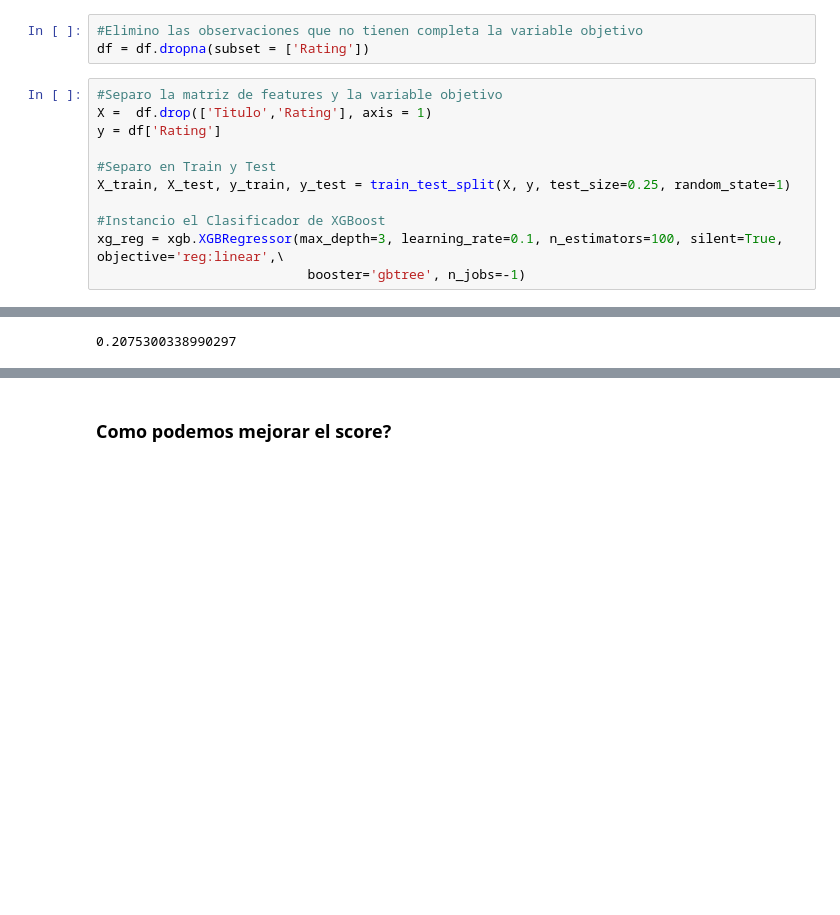
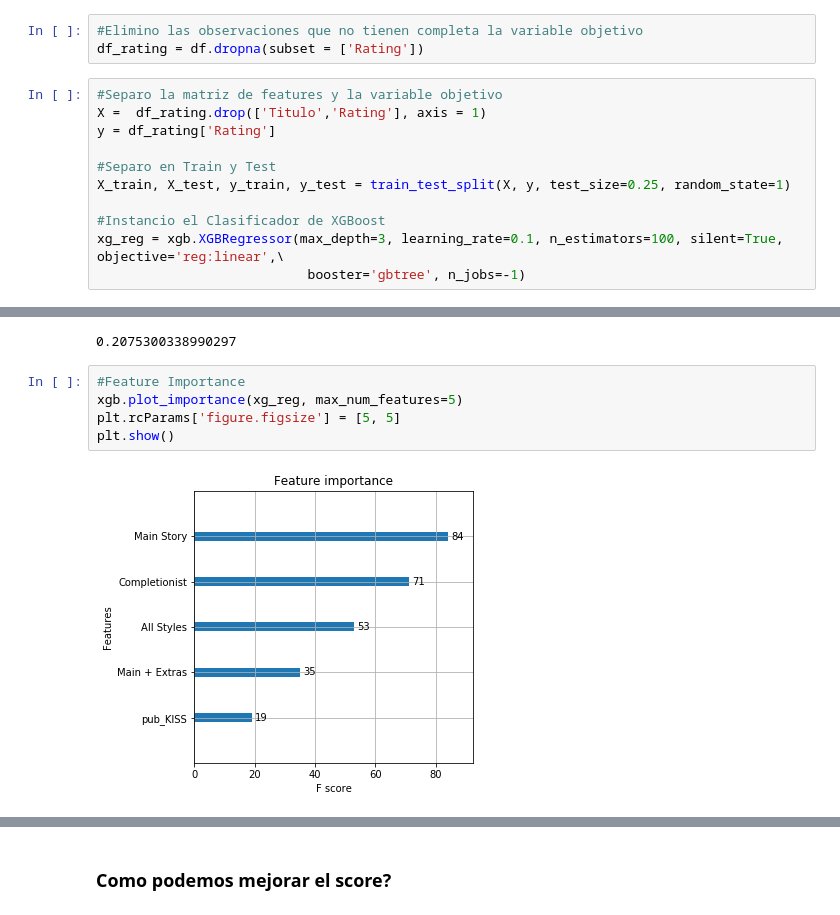
Before and after one commit to raharari/HLTB-Scrapper, a Jupyter notebook: Modelado.ipynb, the cells around one changed output, grey strips where cells are left out. Saved outputs shown, nothing was run; the diff lists cells and outputs as text; blank space fills up the shorter version.

```diff
--- a/Modelado.ipynb
+++ b/Modelado.ipynb
@@ -31,11 +33,11 @@ df = df.drop(columns='Id')
 # XGBoost
 # %%
 #Elimino las observaciones que no tienen completa la variable objetivo
-df = df.dropna(subset = ['Rating'])
+df_rating = df.dropna(subset = ['Rating'])
 # %%
 #Separo la matriz de features y la variable objetivo
-X =  df.drop(['Titulo','Rating'], axis = 1)
-y = df['Rating']
+X =  df_rating.drop(['Titulo','Rating'], axis = 1)
+y = df_rating['Rating']
 
 #Separo en Train y Test
 X_train, X_test, y_train, y_test = train_test_split(X, y, test_size=0.25, random_state=1)
@@ -57,3 +59,10 @@ Wall time: 17.5 s
 xg_reg.score(X_test, y_test)
 # %% [output]
 0.2075300338990297
+# %%
+#Feature Importance
+xgb.plot_importance(xg_reg, max_num_features=5)
+plt.rcParams['figure.figsize'] = [5, 5]
+plt.show()
+# %% [output]
+[figure, added]
```
Also changed, not shown: parts of 32 cells of this notebook.
